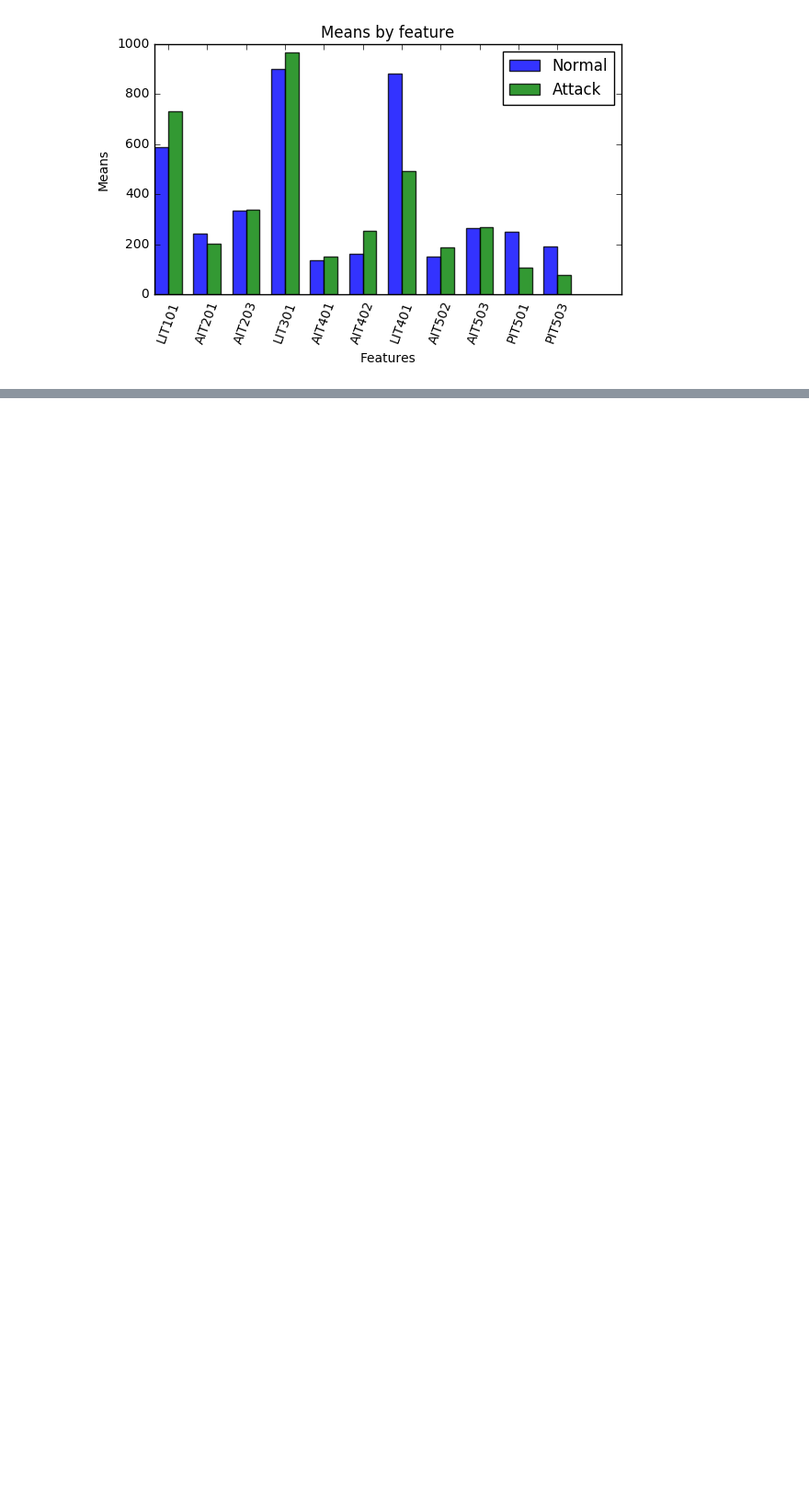
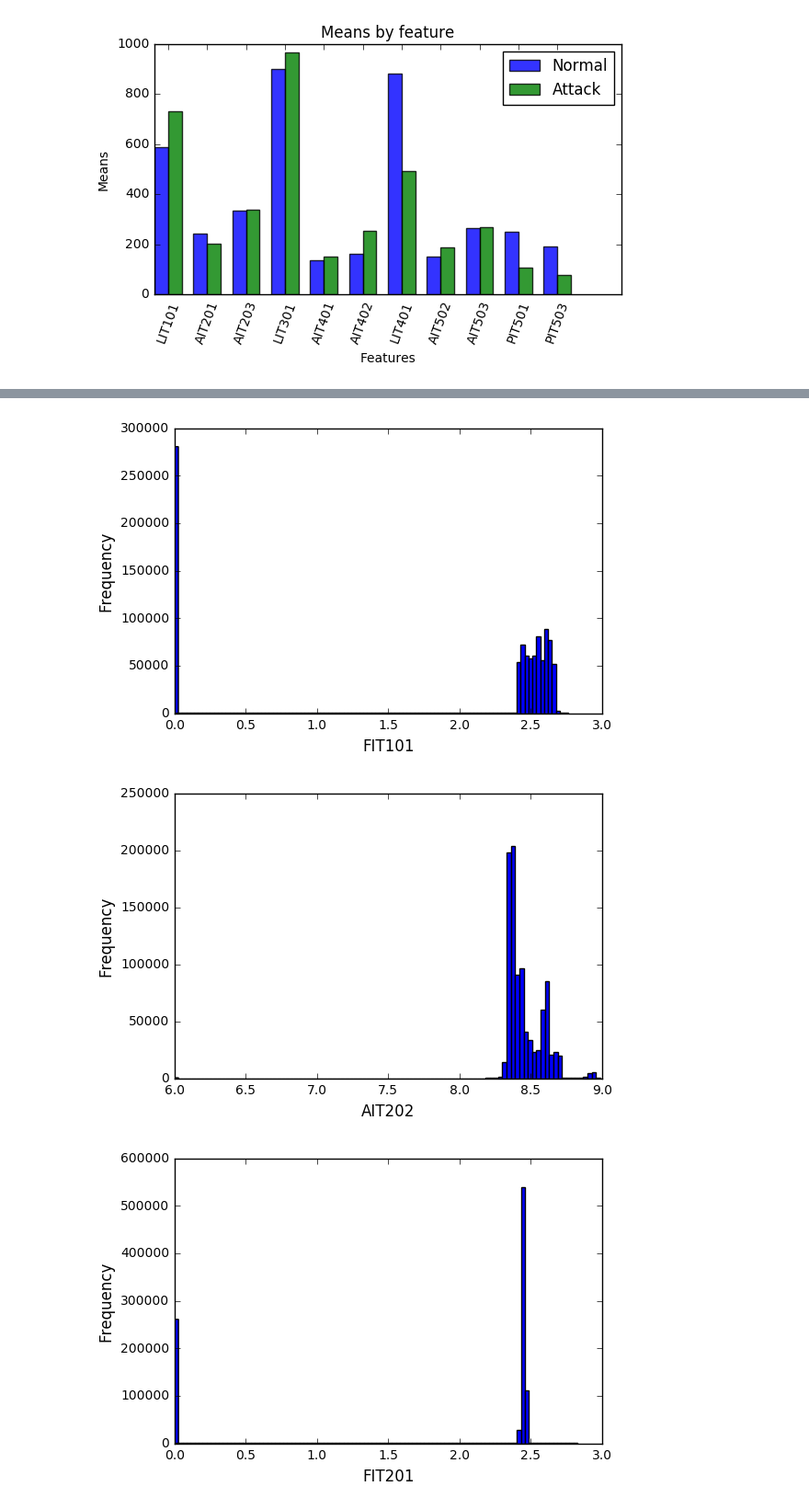
Before and after one commit to laure-delisle/SWaT, a Jupyter notebook: EDA/In-depth EDA_Ying.ipynb, the cells around one changed output, grey strips where cells are left out. Shown at 92% size. Drawn from its saved outputs; the diff is of its cells as text; code cells hidden in the pictures; blank space fills up the shorter version.

```diff
--- a/EDA/In-depth EDA_Ying.ipynb
+++ b/EDA/In-depth EDA_Ying.ipynb
@@ -139,0 +142,11 @@ plt.show()
+# %%
+plt.figure(figsize=(6,4))
+for i in continuous_features_group1 or i in continuous_featues_group2:
+    plt.hist(data[i], bins=100)
+    plt.ylabel('Frequency', fontsize=12)
+    plt.xlabel(i, fontsize=12)
+    plt.show()
+# %% [output]
+[figure, added]
+[figure, added]
+[figure, added]
```
Also changed, not shown: parts of 2 cells of this notebook.
